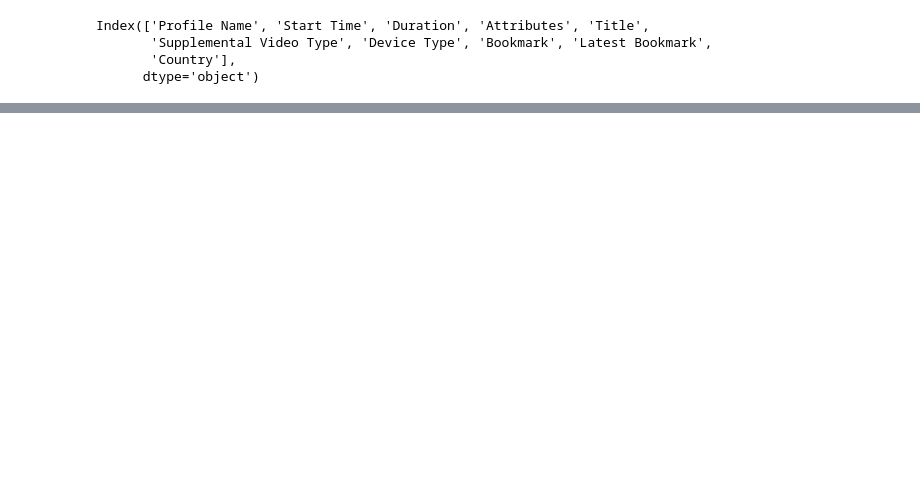
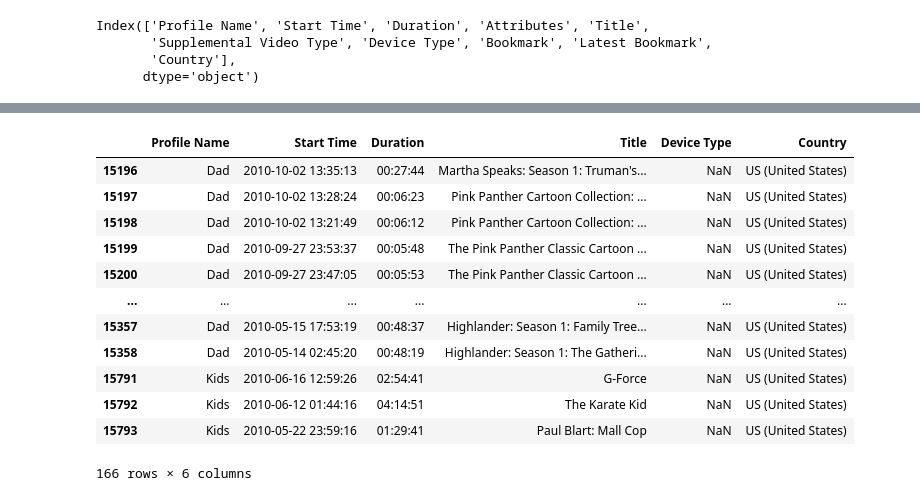
Before and after one commit to darrenc9828/My_Netflix_data_analysis, a Jupyter notebook: My_Netflix_data_analysis.ipynb, the cells around one changed output, grey strips where cells are left out. Drawn from its saved outputs; the diff is of its cells as text; code cells hidden in the pictures; blank space fills up the shorter version.

```diff
--- a/My_Netflix_data_analysis.ipynb
+++ b/My_Netflix_data_analysis.ipynb
@@ -52,0 +60,16 @@ newdf[:30]
+# %%
+newdf[newdf.isna().any(axis=1)]
+# %% [output]
+|  | Profile Name | Start Time | Duration | Title | Device Type | Country |
+| 15196 | Dad | 2010-10-02 13:35:13 | 00:27:44 | Martha Speaks: Season 1: Truman's... | NaN | US (United States) |
+| 15197 | Dad | 2010-10-02 13:28:24 | 00:06:23 | Pink Panther Cartoon Collection: ... | NaN | US (United States) |
+| 15198 | Dad | 2010-10-02 13:21:49 | 00:06:12 | Pink Panther Cartoon Collection: ... | NaN | US (United States) |
+| 15199 | Dad | 2010-09-27 23:53:37 | 00:05:48 | The Pink Panther Classic Cartoon ... | NaN | US (United States) |
+| 15200 | Dad | 2010-09-27 23:47:05 | 00:05:53 | The Pink Panther Classic Cartoon ... | NaN | US (United States) |
+| ... | ... | ... | ... | ... | ... | ... |
+| 15357 | Dad | 2010-05-15 17:53:19 | 00:48:37 | Highlander: Season 1: Family Tree... | NaN | US (United States) |
+| 15358 | Dad | 2010-05-14 02:45:20 | 00:48:19 | Highlander: Season 1: The Gatheri... | NaN | US (United States) |
+| 15791 | Kids | 2010-06-16 12:59:26 | 02:54:41 | G-Force | NaN | US (United States) |
+| 15792 | Kids | 2010-06-12 01:44:16 | 04:14:51 | The Karate Kid | NaN | US (United States) |
+| 15793 | Kids | 2010-05-22 23:59:16 | 01:29:41 | Paul Blart: Mall Cop | NaN | US (United States) |
+166 rows × 6 columns
```
Also changed, not shown: parts of 10 cells of this notebook.
